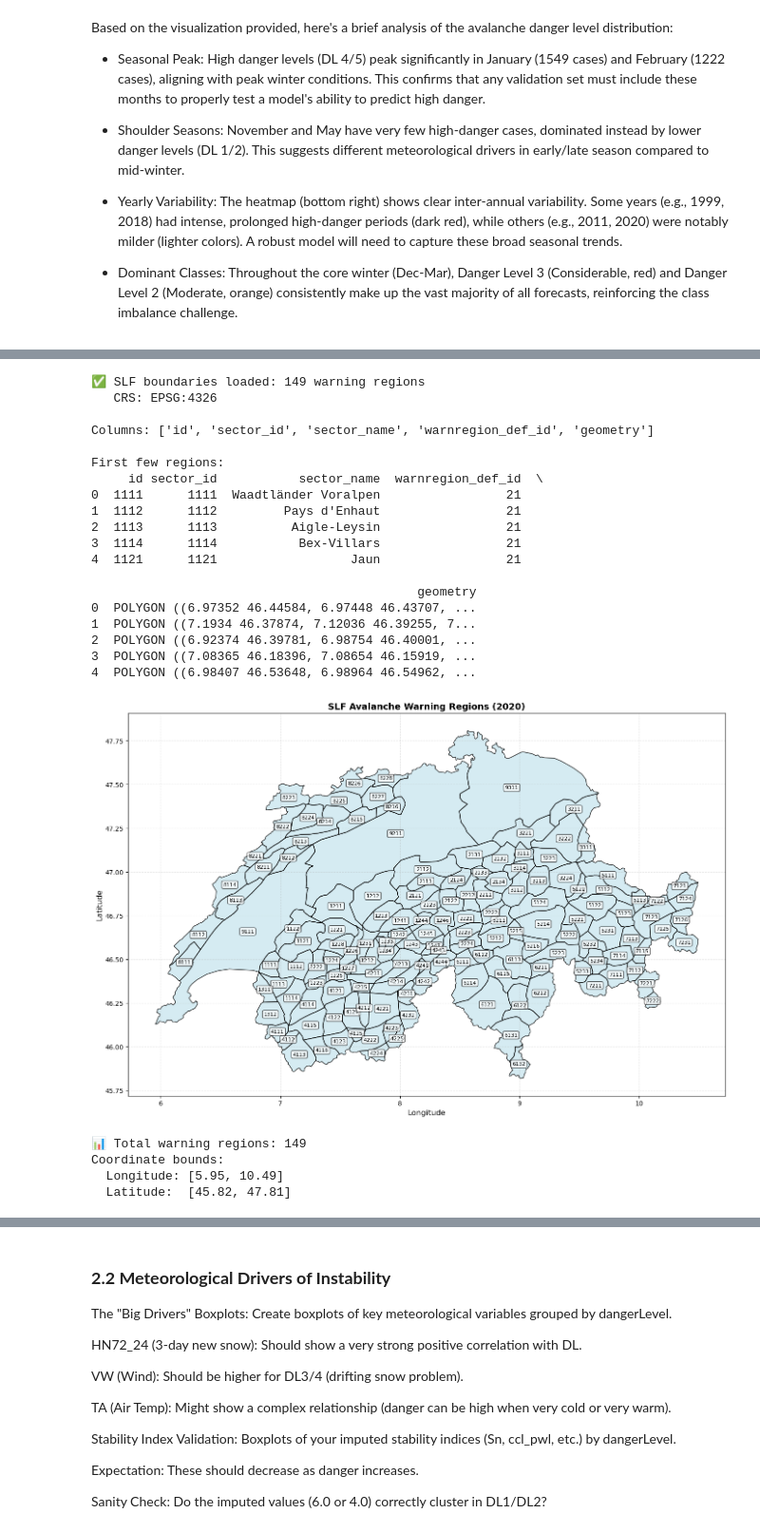
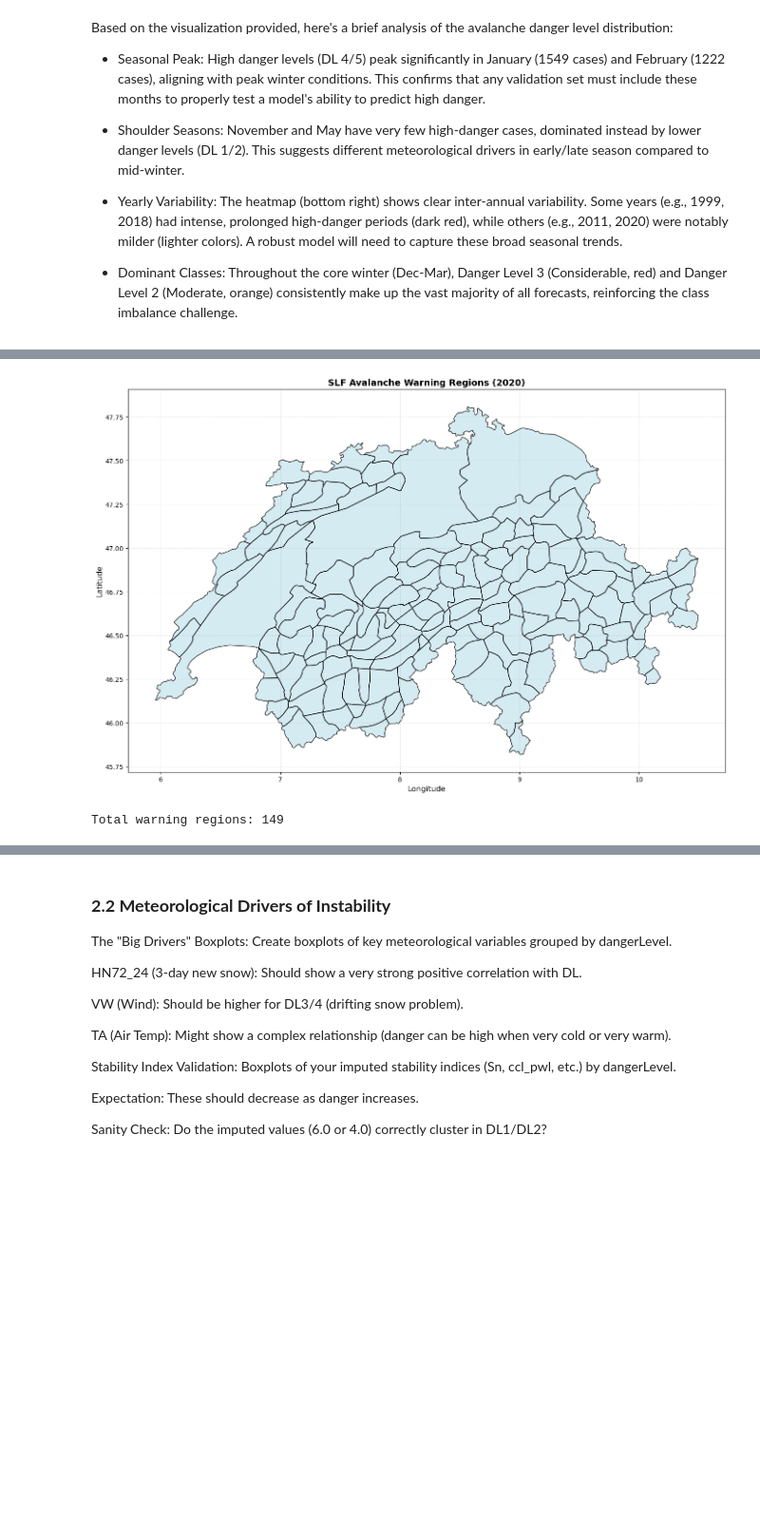
Before and after one commit to FPfenniger/AvalancheRiskProject, a Jupyter notebook: 2_EDA.ipynb, the cells around one changed output, grey strips where cells are left out. Shown at 95% size. Saved outputs shown, nothing was run; the diff lists cells and outputs as text; code cells hidden in the pictures; blank space fills up the shorter version.

```diff
--- a/2_EDA.ipynb
+++ b/2_EDA.ipynb
@@ -160,70 +125,24 @@ Error fetching data for 2020-01-15: Expecting value: line 2 column 1 (char 1)
 # %%
 # Plot SLF warning region boundaries
 slf_bounds = gpd.read_file('data/slf_boundaries_2020.json')
-
-print(f"✅ SLF boundaries loaded: {len(slf_bounds)} warning regions")
-print(f"   CRS: {slf_bounds.crs}")
-print(f"\nColumns: {slf_bounds.columns.tolist()}")
-print(f"\nFirst few regions:")
-print(slf_bounds.head())
-
-# Ensure correct CRS
-if slf_bounds.crs != 'EPSG:4326':
-    slf_bounds = slf_bounds.to_crs('EPSG:4326')
-    print("   Reprojected to EPSG:4326")
 
 # Create the plot
 fig, ax = plt.subplots(figsize=(14, 12))
 
 # Plot boundaries
 slf_bounds.boundary.plot(ax=ax, color='black', linewidth=1, alpha=0.8)
 slf_bounds.plot(ax=ax, color='lightblue', edgecolor='black', linewidth=0.5, alpha=0.5)
-
-# Add labels if there's a region name column
-if 'id' in slf_bounds.columns or 'name' in slf_bounds.columns:
-    for idx, row in slf_bounds.iterrows():
-        centroid = row.geometry.centroid
-        label = row.get('id', row.get('name', idx))
-        ax.text(centroid.x, centroid.y, str(label),
-                fontsize=8, ha='center', va='center',
-                bbox=dict(boxstyle='round,pad=0.3', facecolor='white', alpha=0.7))
-
 ax.set_title('SLF Avalanche Warning Regions (2020)', fontsize=14, fontweight='bold')
 ax.set_xlabel('Longitude', fontsize=12)
 ax.set_ylabel('Latitude', fontsize=12)
 ax.grid(True, alpha=0.3, linestyle='--')
 
 plt.tight_layout()
 plt.show()
 
 # Show summary statistics
-print(f"\n📊 Total warning regions: {len(slf_bounds)}")
-print(f"Coordinate bounds:")
-print(f"  Longitude: [{slf_bounds.total_bounds[0]:.2f}, {slf_bounds.total_bounds[2]:.2f}]")
-print(f"  Latitude:  [{slf_bounds.total_bounds[1]:.2f}, {slf_bounds.total_bounds[3]:.2f}]")
+print(f"\nTotal warning regions: {len(slf_bounds)}")
 # %% [output]
+[figure, new version]
-✅ SLF boundaries loaded: 149 warning regions
-   CRS: EPSG:4326
-
-Columns: ['id', 'sector_id', 'sector_name', 'warnregion_def_id', 'geometry']
-
-First few regions:
-     id sector_id           sector_name  warnregion_def_id  \
-0  1111      1111  Waadtländer Voralpen                 21
-1  1112      1112         Pays d'Enhaut                 21
-2  1113      1113          Aigle-Leysin                 21
-3  1114      1114           Bex-Villars                 21
-4  1121      1121                  Jaun                 21
-
-                                            geometry
-0  POLYGON ((6.97352 46.44584, 6.97448 46.43707, ...
-1  POLYGON ((7.1934 46.37874, 7.12036 46.39255, 7...
-2  POLYGON ((6.92374 46.39781, 6.98754 46.40001, ...
-3  POLYGON ((7.08365 46.18396, 7.08654 46.15919, ...
-4  POLYGON ((6.98407 46.53648, 6.98964 46.54962, ...
+Total warning regions: 149
-[figure, old version]
-📊 Total warning regions: 149
-Coordinate bounds:
-  Longitude: [5.95, 10.49]
-  Latitude:  [45.82, 47.81]
 # %%
```
Also changed, not shown: parts of 9 cells of this notebook.
